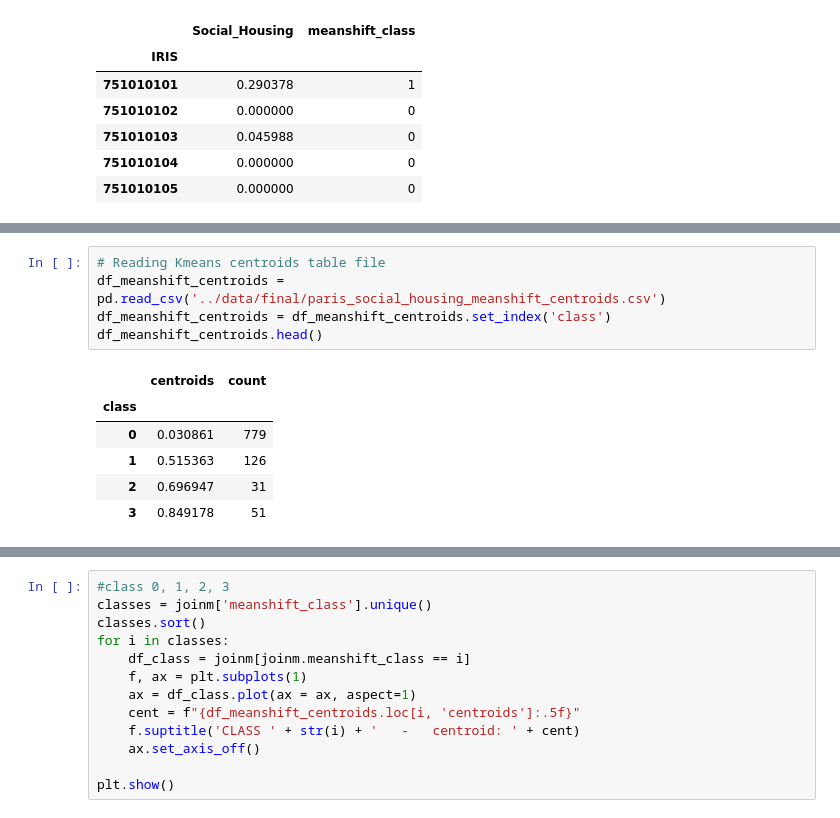
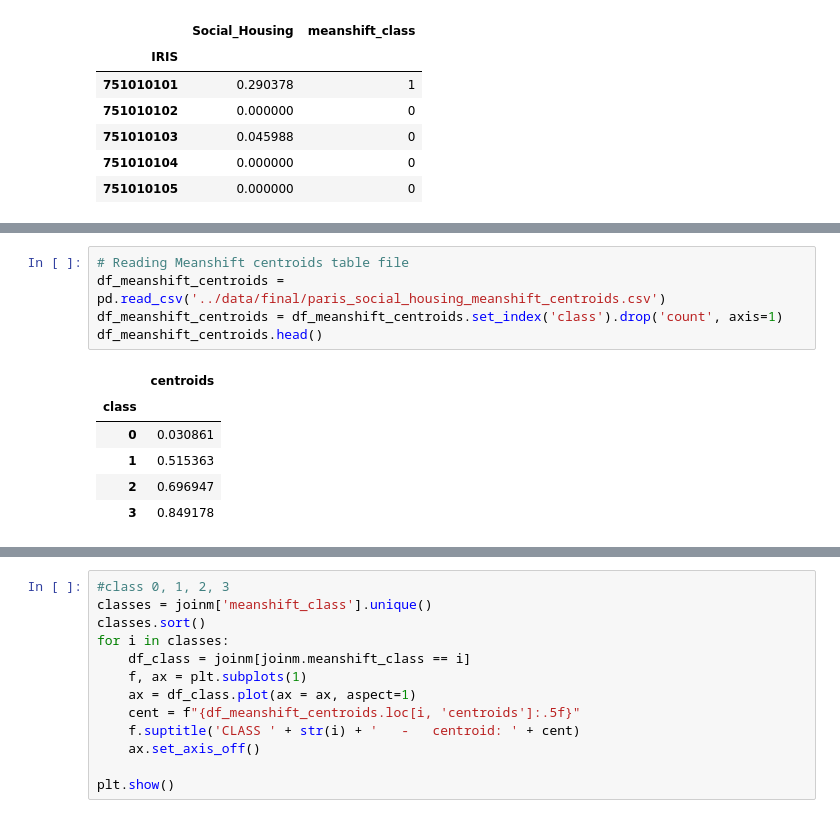
Before and after one commit to gabis96/codespaces-jupyter, a Jupyter notebook: notebooks/visualization.ipynb, the cells around one changed output, grey strips where cells are left out. Drawn from its saved outputs; the diff is of its cells as text.

```diff
--- a/notebooks/visualization.ipynb
+++ b/notebooks/visualization.ipynb
@@ -130,14 +143,14 @@ joinm.head()
 | 751010202 | 75101 | Paris 1er Arrondissement | 0202 | Les Halles 2 | H | [(651540.0, 6862651.0), (651556.1... | POLYGON ((651540.00000 6862651.00... | 0.009278 | 0 |
 | 751010102 | 75101 | Paris 1er Arrondissement | 0102 | Saint-Germain l'Auxerrois 2 | A | [(651923.06, 6861773.04), (651925... | POLYGON ((651923.06000 6861773.04... | 0.000000 | 0 |
 # %%
-# Reading Kmeans centroids table file
+# Reading Meanshift centroids table file
 df_meanshift_centroids = pd.read_csv('../data/final/paris_social_housing_meanshift_centroids.csv')
-df_meanshift_centroids = df_meanshift_centroids.set_index('class')
+df_meanshift_centroids = df_meanshift_centroids.set_index('class').drop('count', axis=1)
 df_meanshift_centroids.head()
 # %% [output]
-|  | centroids | count |
-| class |  |  |
-| 0 | 0.030861 | 779 |
-| 1 | 0.515363 | 126 |
-| 2 | 0.696947 | 31 |
-| 3 | 0.849178 | 51 |
+|  | centroids |
+| class |  |
+| 0 | 0.030861 |
+| 1 | 0.515363 |
+| 2 | 0.696947 |
+| 3 | 0.849178 |
```
Also changed, not shown: parts of 6 cells of this notebook, 2 other files.
